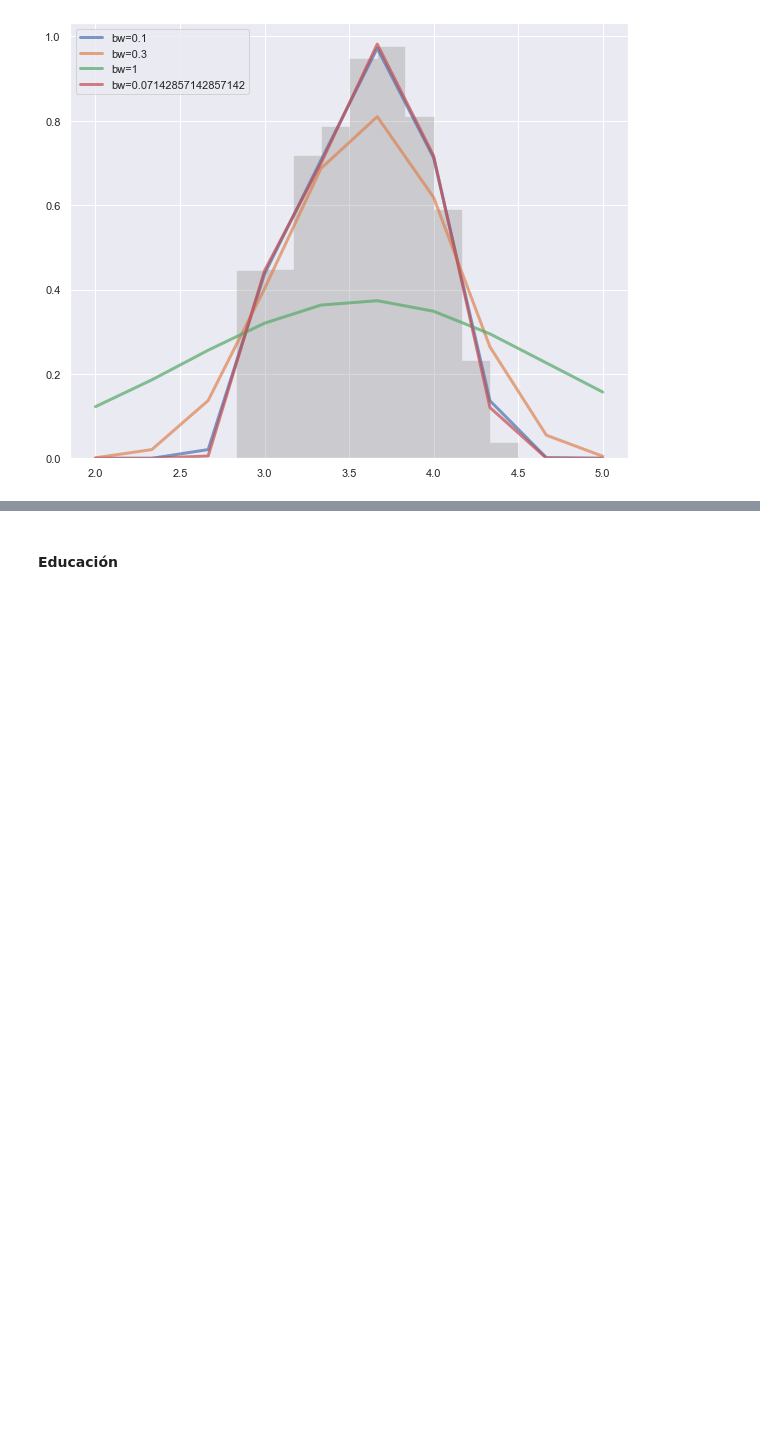
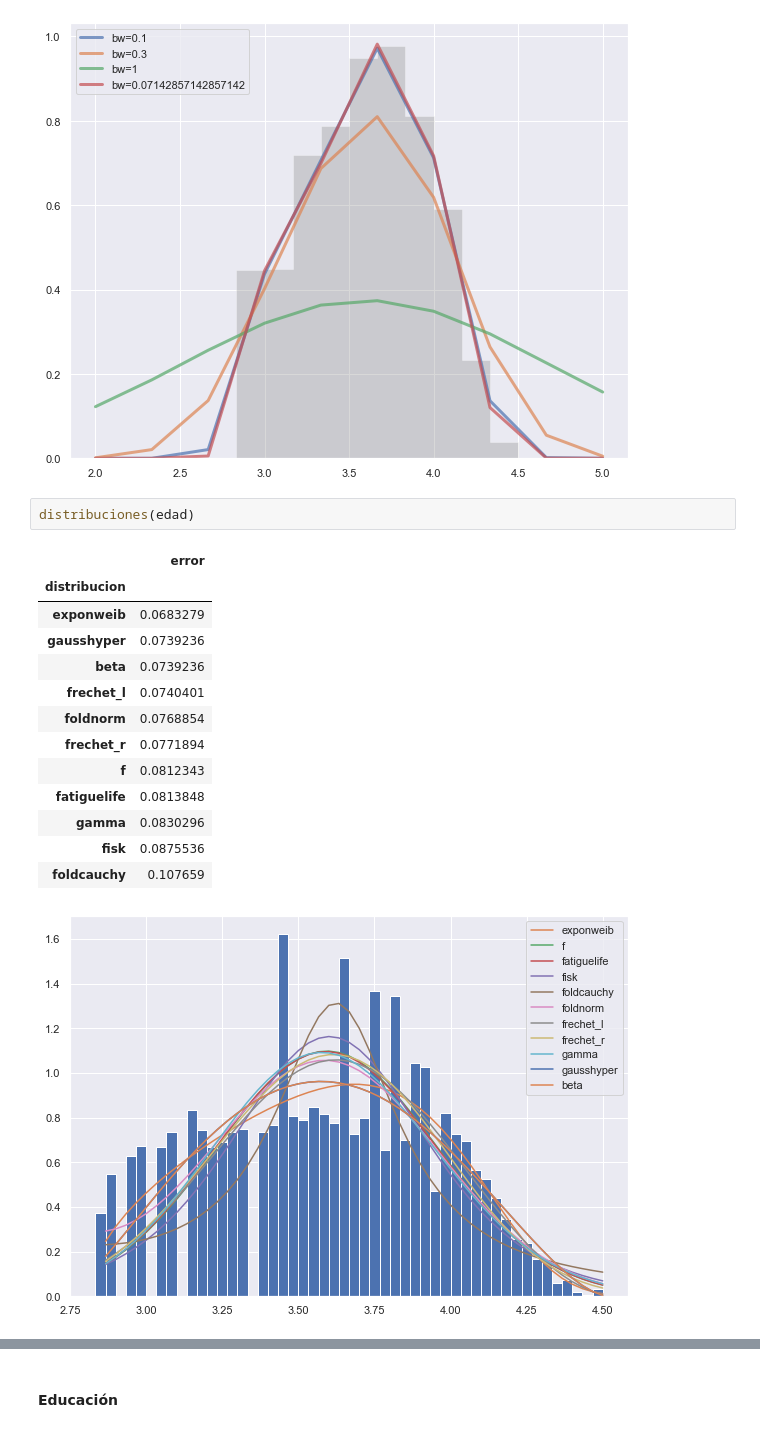
Before and after one commit to Tania-Bell/Proyecto_Modulo1, a Jupyter notebook: Proyecto_BellT_FloresA adult census.ipynb, the cells around one changed output, grey strips where cells are left out. Drawn from its saved outputs; the diff is of its cells as text; blank space fills up the shorter version.

Commit message:
red var, qq, distribucion

```diff
--- a/Proyecto_BellT_FloresA adult census.ipynb
+++ b/Proyecto_BellT_FloresA adult census.ipynb
@@ -180,3 +241,20 @@ ax.legend(loc='upper left')
 # %% [output]
 <matplotlib.legend.Legend at 0x...>
 [figure]
+# %%
+distribuciones(edad)
+# %% [output]
+|  | error |
+| distribucion |  |
+| exponweib | 0.0683279 |
+| gausshyper | 0.0739236 |
+| beta | 0.0739236 |
+| frechet_l | 0.0740401 |
+| foldnorm | 0.0768854 |
+| frechet_r | 0.0771894 |
+| f | 0.0812343 |
+| fatiguelife | 0.0813848 |
+| gamma | 0.0830296 |
+| fisk | 0.0875536 |
+| foldcauchy | 0.107659 |
+[figure, added]
```
Also changed, not shown: parts of 28 cells of this notebook.
